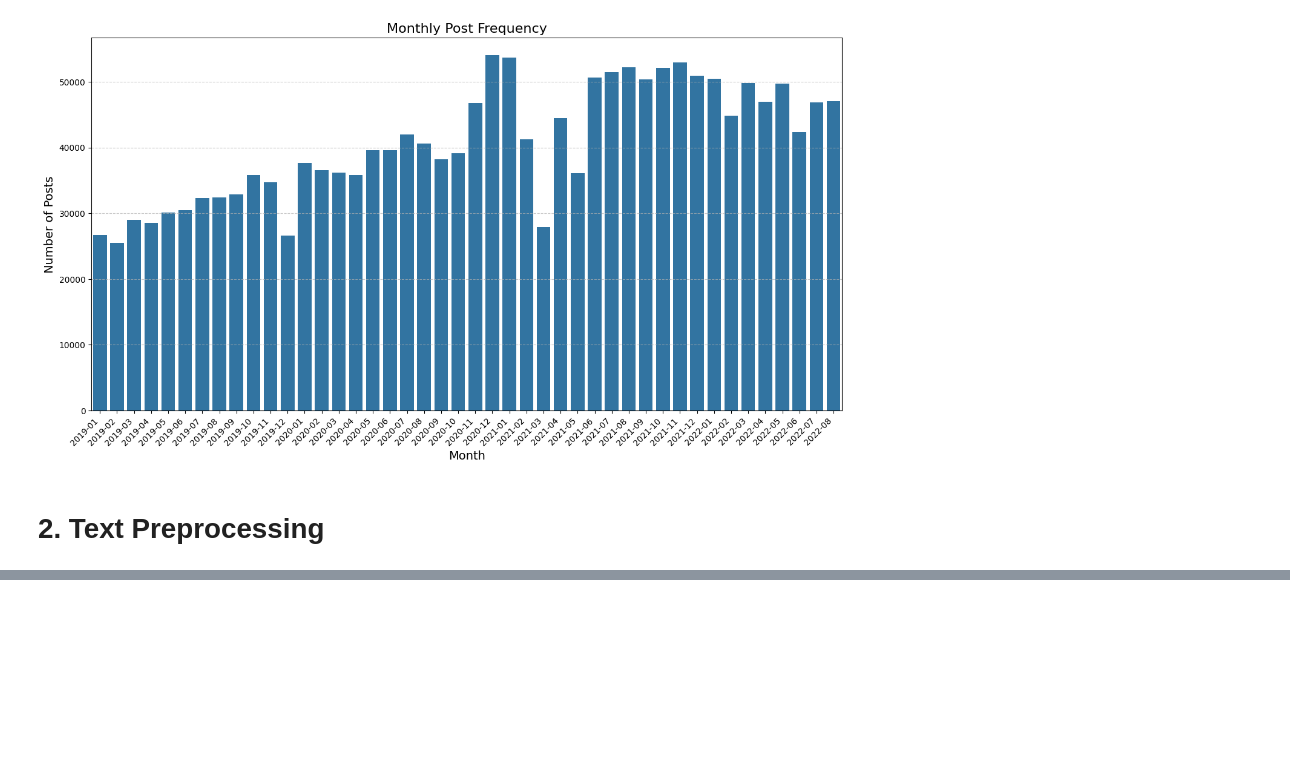
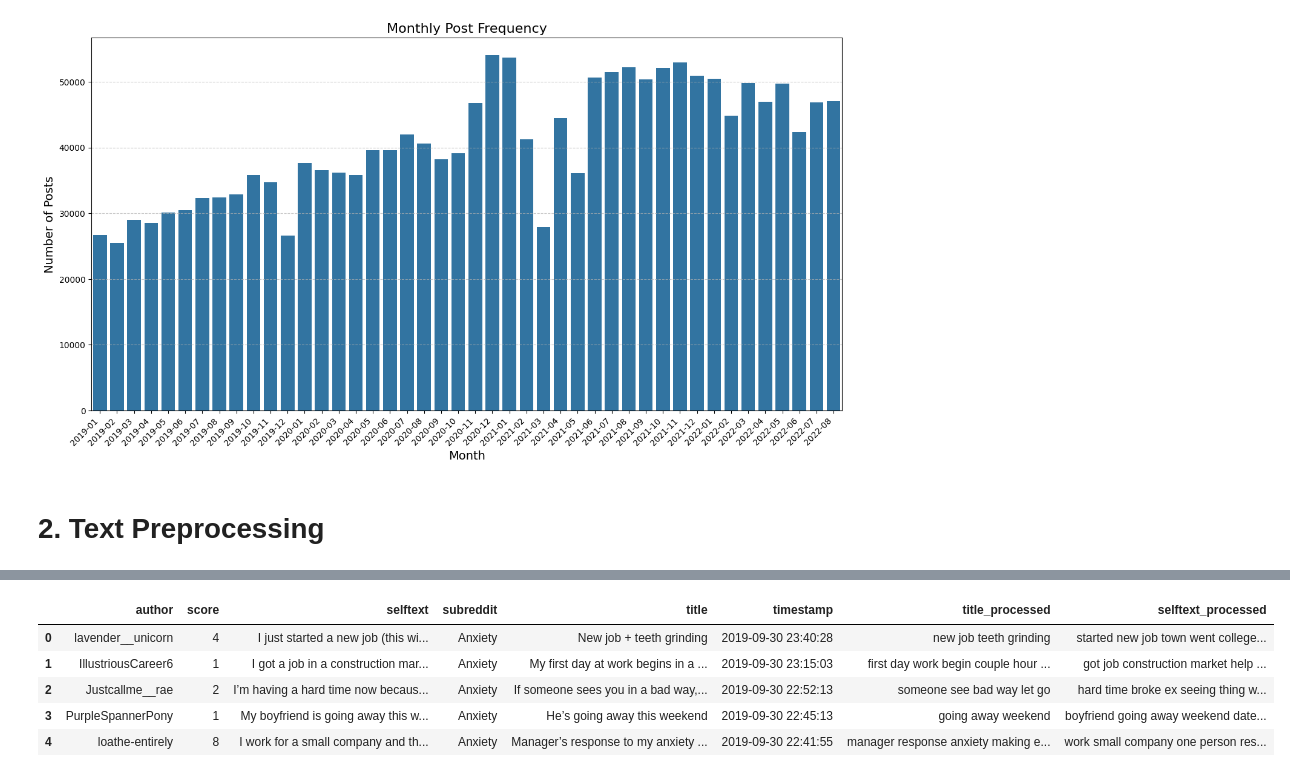
Before and after one commit to itmesneha/Subreddit-Sentinel, a Jupyter notebook: Pre-Processing.ipynb, the cells around one changed output, grey strips where cells are left out. Saved outputs shown, nothing was run; the diff lists cells and outputs as text; code cells hidden in the pictures; blank space fills up the shorter version.

```diff
--- a/Pre-Processing.ipynb
+++ b/Pre-Processing.ipynb
@@ -190,0 +152,31 @@ ive always wanted share people story walk life manner topic better way become jo
+# %%
+mental_health_terms = {
+    'anxiety', 'depression', 'therapy', 'therapist', 'medication', 'meds',
+    'diagnosis', 'disorder', 'mental', 'health', 'stress', 'panic',
+    'attack', 'fear', 'worry', 'trauma', 'ptsd', 'ocd', 'adhd', 'bipolar'
+}
+stop_words = stop_words - mental_health_terms
+# %%
+def clean_reddit_data(df):
+
+    cleaned_df = df.copy()
+    removed_patterns = [
+        '[removed]', '[deleted]', '[removed by reddit]',
+        'deleted', 'removed', '\[removed\]', '\[deleted\]'
+    ]
+
+    for col in ['selftext', 'title']:
+        if col in cleaned_df.columns:
+            for pattern in removed_patterns:
+                cleaned_df[col] = cleaned_df[col].replace(pattern, np.nan)
+
+            cleaned_df[col] = cleaned_df[col].replace('', np.nan)
+
+    if 'title' in cleaned_df.columns and 'selftext' in cleaned_df.columns:
+        cleaned_df['has_content'] = (~cleaned_df['title'].isna()) | (~cleaned_df['selftext'].isna())
+        cleaned_df = cleaned_df[cleaned_df['has_content']].drop('has_content', axis=1)
+
+    if 'created_utc' in cleaned_df.columns and 'timestamp' not in cleaned_df.columns:
+        cleaned_df['timestamp'] = pd.to_datetime(cleaned_df['created_utc'], unit='s')
+
+    return cleaned_df
@@ -190,0 +242,17 @@ ive always wanted share people story walk life manner topic better way become jo
+# %%
+cleaned_df = clean_reddit_data(df)
+# %%
+for col in ['title', 'selftext']:
+    if col in cleaned_df.columns:
+        cleaned_df[f'{col}_processed'] = cleaned_df[col].apply(
+            lambda x: preprocess_text(x, stem=False)
+        )
+# %%
+cleaned_df.head()
+# %% [output]
+|  | author | score | selftext | subreddit | title | timestamp | title_processed | selftext_processed |
+| 0 | lavender__unicorn | 4 | I just started a new job (this wi... | Anxiety | New job + teeth grinding | 2019-09-30 23:40:28 | new job teeth grinding | started new job town went college... |
+| 1 | IllustriousCareer6 | 1 | I got a job in a construction mar... | Anxiety | My first day at work begins in a ... | 2019-09-30 23:15:03 | first day work begin couple hour ... | got job construction market help ... |
+| 2 | Justcallme__rae | 2 | I’m having a hard time now becaus... | Anxiety | If someone sees you in a bad way,... | 2019-09-30 22:52:13 | someone see bad way let go | hard time broke ex seeing thing w... |
+| 3 | PurpleSpannerPony | 1 | My boyfriend is going away this w... | Anxiety | He’s going away this weekend | 2019-09-30 22:45:13 | going away weekend | boyfriend going away weekend date... |
+| 4 | loathe-entirely | 8 | I work for a small company and th... | Anxiety | Manager’s response to my anxiety ... | 2019-09-30 22:41:55 | manager response anxiety making e... | work small company one person res... |
```
Also changed, not shown: parts of 14 cells of this notebook.
